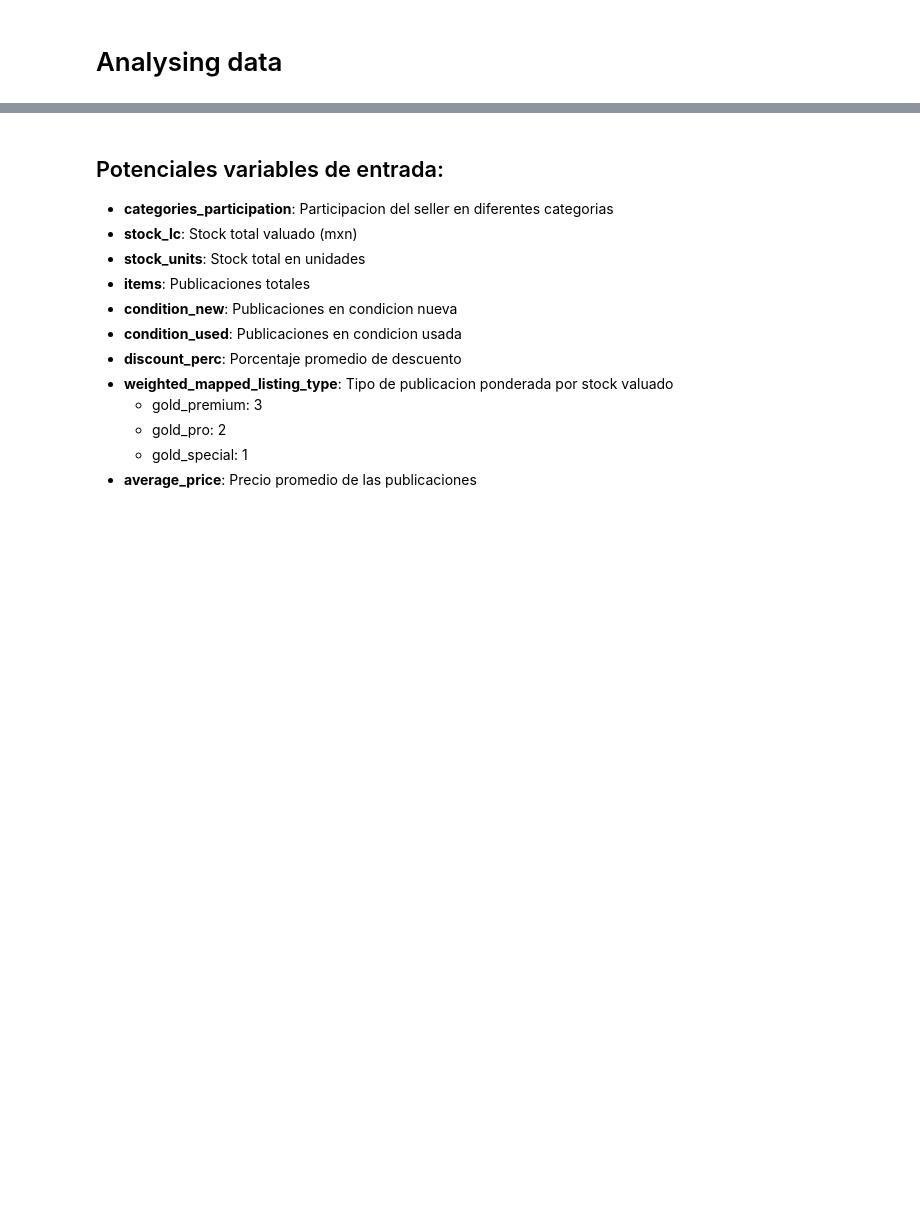
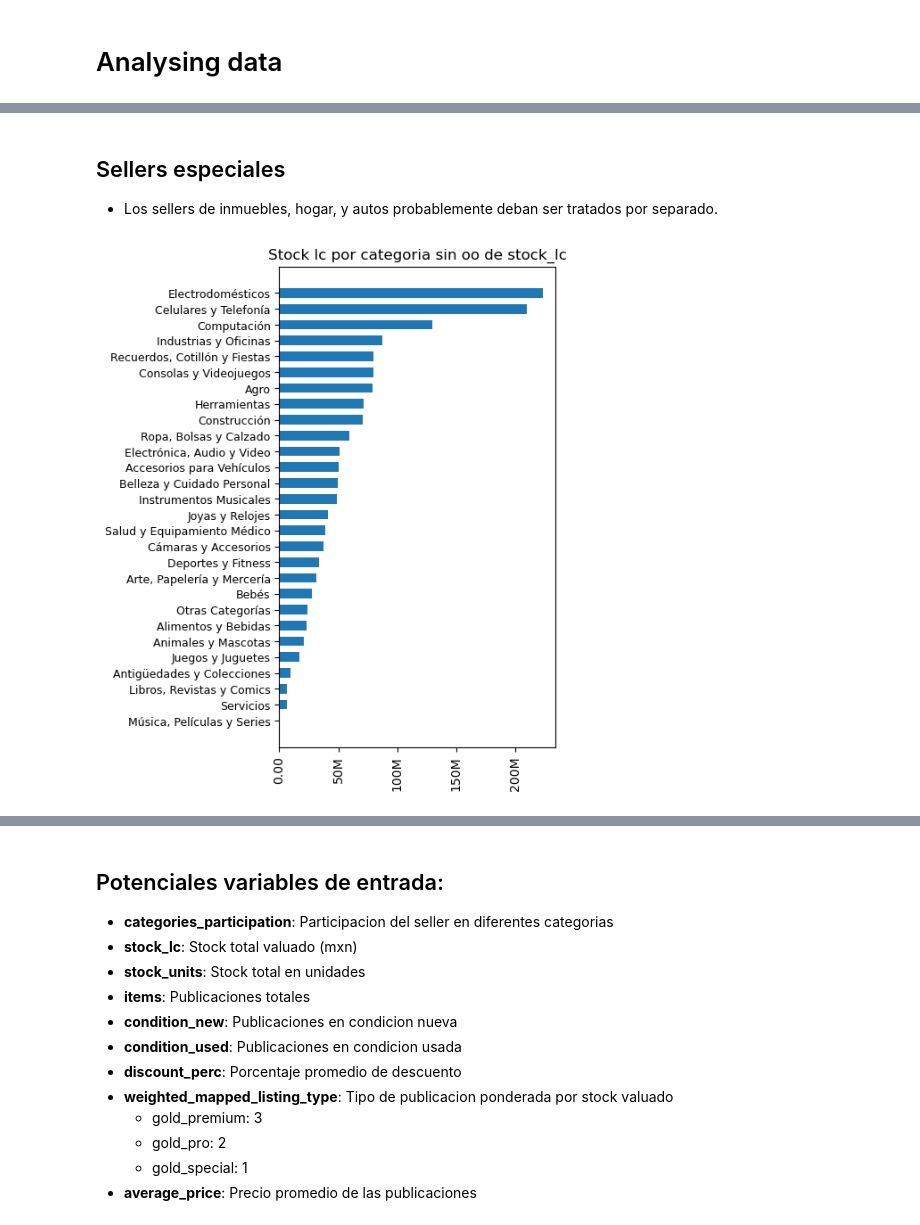
Before and after one commit to maujordan/chellenge_meli, a Jupyter notebook: challenge_meli.ipynb, the cells around one changed output, grey strips where cells are left out. Saved outputs shown, nothing was run; the diff lists cells and outputs as text; code cells hidden in the pictures; blank space fills up the shorter version.

```diff
--- a/challenge_meli.ipynb
+++ b/challenge_meli.ipynb
@@ -158,3 +164,26 @@ plt.show()
+# %% [markdown]
+## Sellers especiales
+- Los sellers de inmuebles, hogar, y autos probablemente deban ser tratados por separado.
+# %%
+df = df_response[~df_response["category_name"].isin(['Inmuebles', 'Hogar, Muebles y Jardín', 'Autos, Motos y Otros'])].copy()
+df["stock_lc"] = df_response["available_quantity"] * df_response["original_price"].combine_first(df_response["price"])
+
+
+plt.figure(figsize=(4,7))
+
+plt.title("Stock lc por categoria sin oo de stock_lc")
+plt.barh(
+    data=df.groupby("category_name").sum()["stock_lc"].reset_index().sort_values(by="stock_lc", ascending=True),
+    width="stock_lc",
+    y="category_name",
+    height=0.6
+)
+plt.gca().xaxis.set_major_formatter(FuncFormatter(y_axis_formatter))
+plt.yticks(fontsize=9)
+plt.xticks(rotation=90)
+plt.show()
+# %% [output]
+[figure, added]
 # %%
 # removiendo columnas que no queremos
 df_response.drop(columns = ["thumbnail_id", "permalink", "thumbnail", "official_store_id", "use_thumbnail_id",
```
Also changed, not shown: parts of 19 cells of this notebook, 1 other file.
